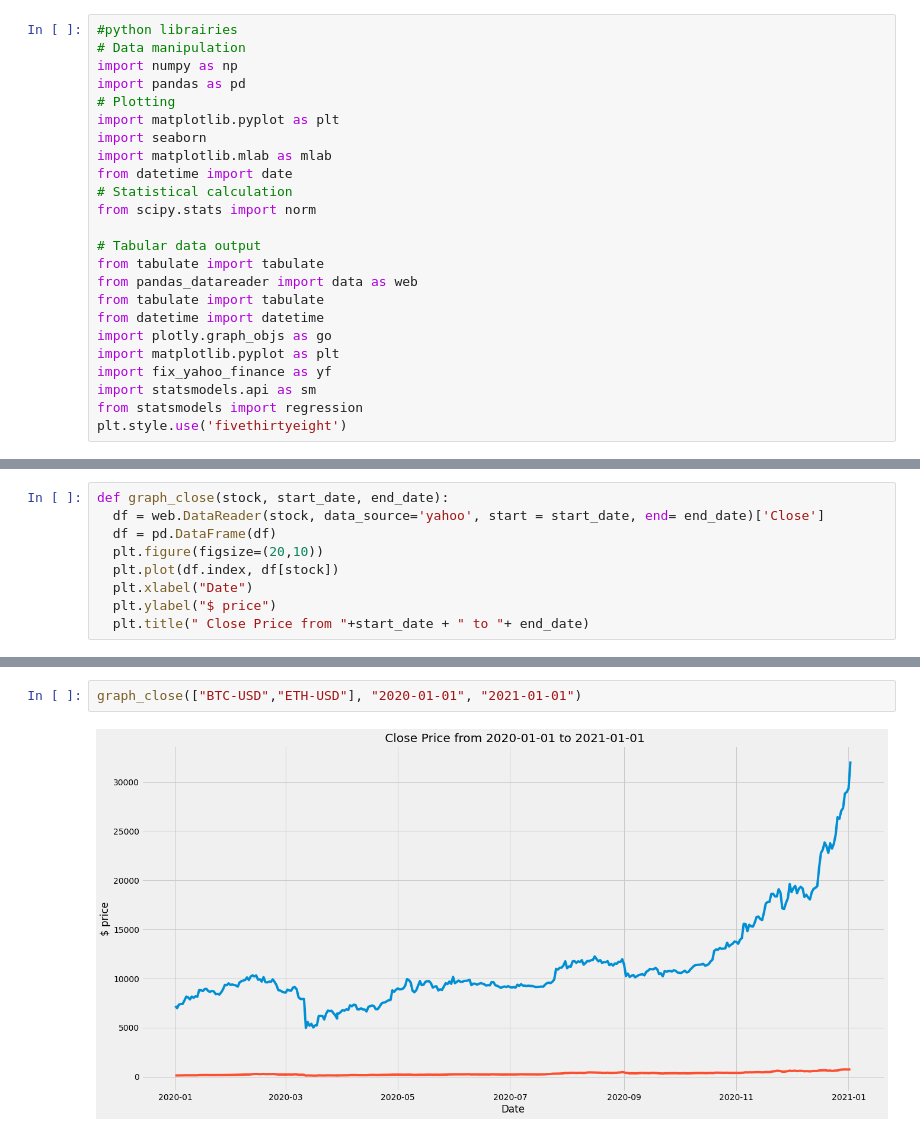
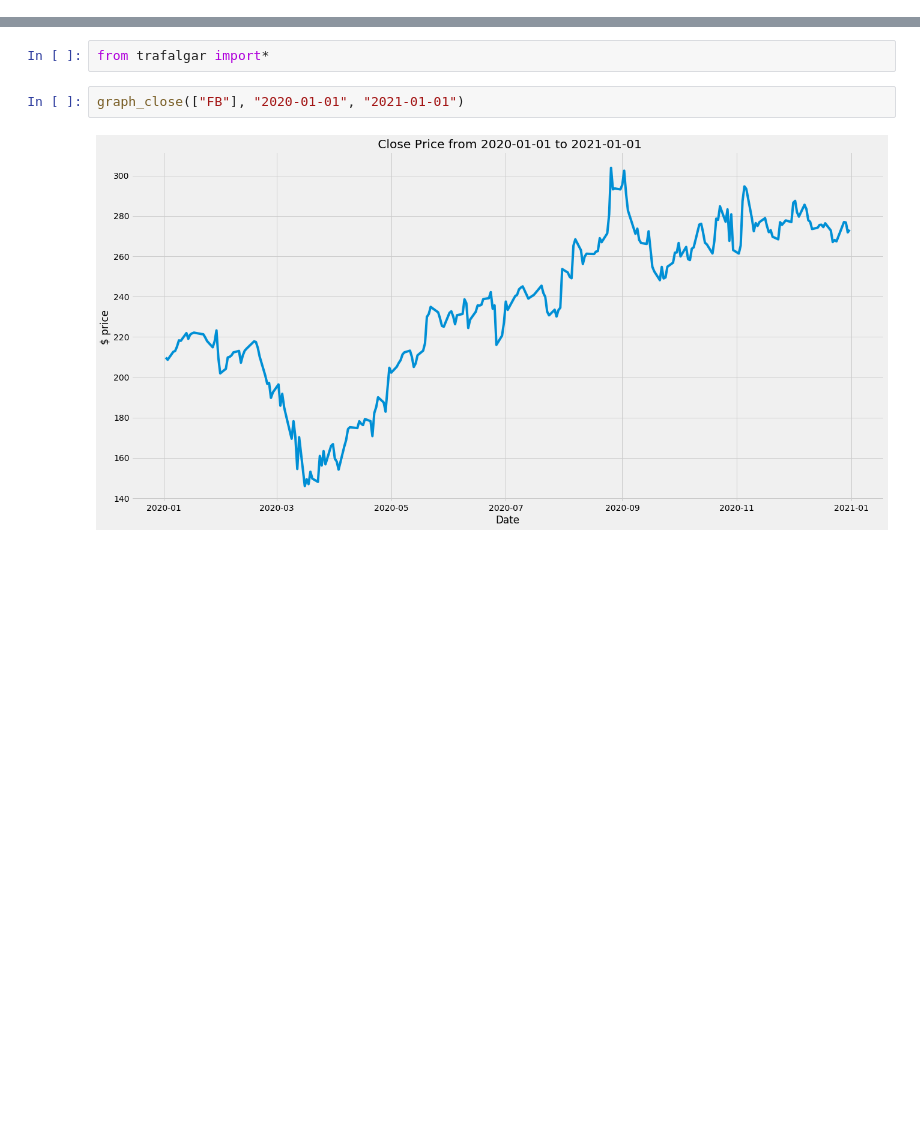
Before and after one commit to santoshlite/Empyrial, a Jupyter notebook: trafalgar.ipynb, the cells around one changed output, grey strips where cells are left out. Cells and saved outputs as stored; diff of their text form; blank space fills up the shorter version.

```diff
--- a/trafalgar.ipynb
+++ b/trafalgar.ipynb
@@ -3,24 +0,0 @@
-# %%
-#python librairies
-# Data manipulation
-import numpy as np
-import pandas as pd
-# Plotting
-import matplotlib.pyplot as plt
-import seaborn
-import matplotlib.mlab as mlab
-from datetime import date
-# Statistical calculation
-from scipy.stats import norm
-
-# Tabular data output
-from tabulate import tabulate
-from pandas_datareader import data as web
-from tabulate import tabulate
-from datetime import datetime
-import plotly.graph_objs as go
-import matplotlib.pyplot as plt
-import fix_yahoo_finance as yf
-import statsmodels.api as sm
-from statsmodels import regression
-plt.style.use('fivethirtyeight')
@@ -29,9 +0,0 @@ pandas.util.testing is deprecated. Use the functions in the public API at pandas
-# %%
-def graph_close(stock, start_date, end_date):
-  df = web.DataReader(stock, data_source='yahoo', start = start_date, end= end_date)['Close']
-  df = pd.DataFrame(df)
-  plt.figure(figsize=(20,10))
-  plt.plot(df.index, df[stock])
-  plt.xlabel("Date")
-  plt.ylabel("$ price")
-  plt.title(" Close Price from "+start_date + " to "+ end_date)
@@ -38,4 +9,6 @@ def graph_close(stock, start_date, end_date):
+# %%
+from trafalgar import*
 # %%
-graph_close(["BTC-USD","ETH-USD"], "2020-01-01", "2021-01-01")
+graph_close(["FB"], "2020-01-01", "2021-01-01")
 # %% [output]
-[figure, old version]
+[figure, new version]
```
Also changed, not shown: parts of 57 cells of this notebook.
